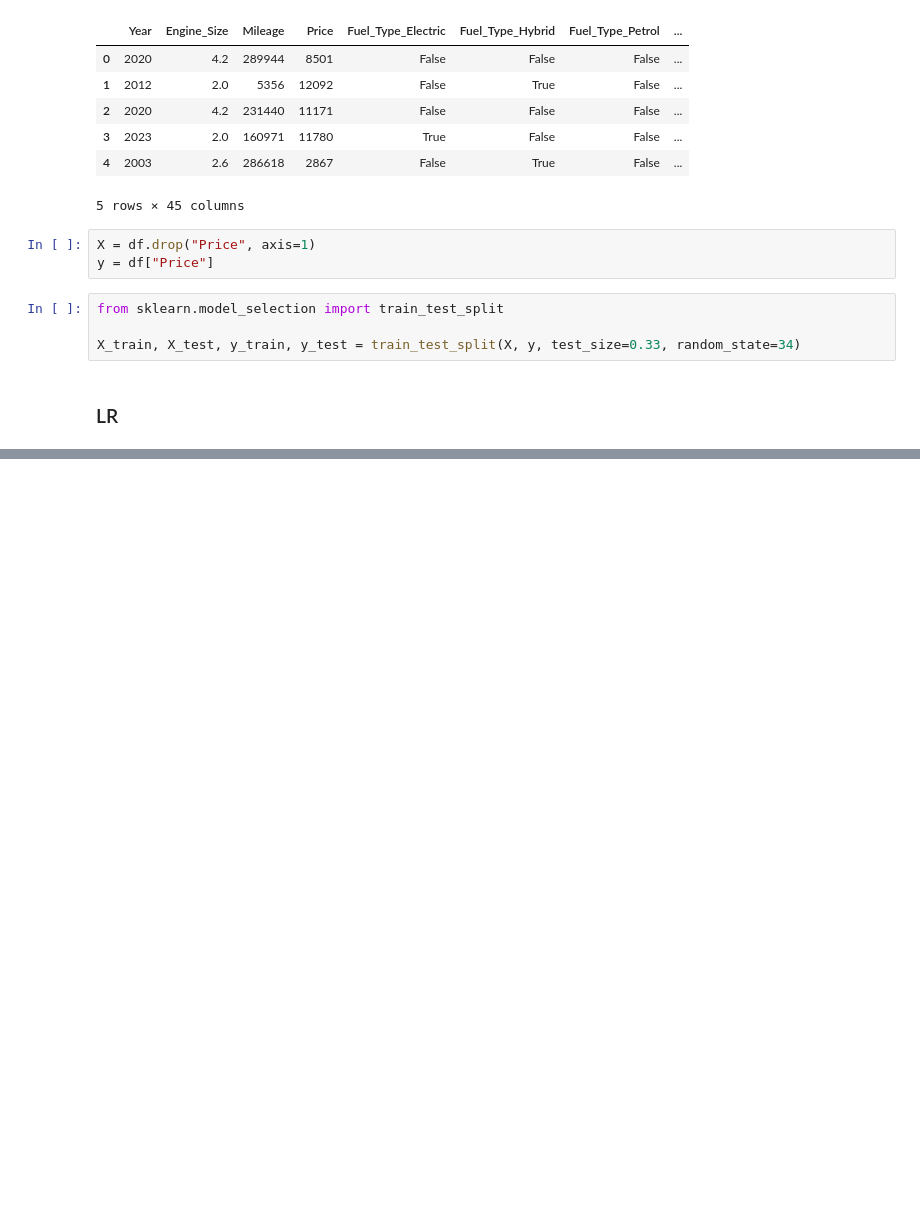
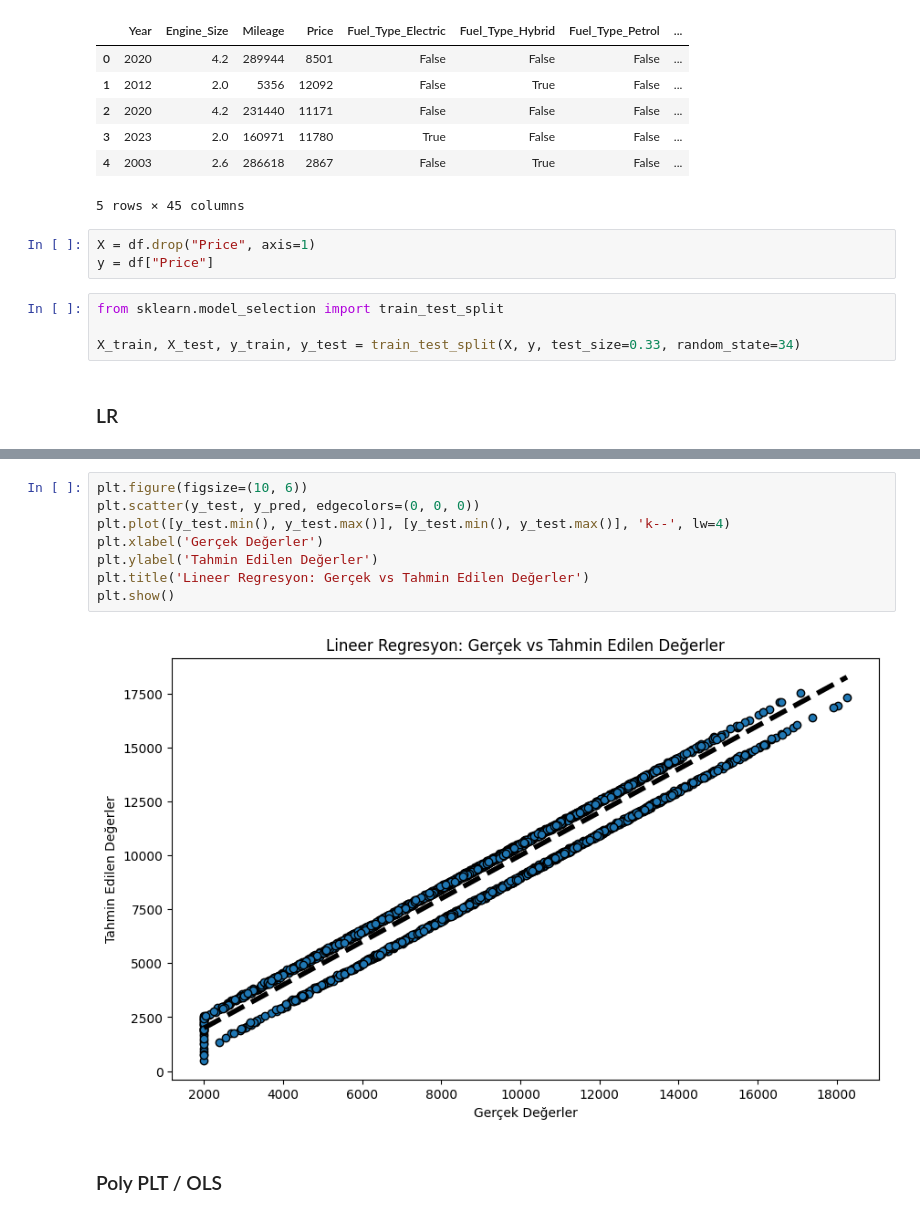
Before and after one commit to muhammetfurkanaltin/car_price_data_analyst, a Jupyter notebook: Car_price.ipynb, the cells around one changed output, grey strips where cells are left out. Cells and saved outputs as stored; diff of their text form; blank space fills up the shorter version.

```diff
--- a/Car_price.ipynb
+++ b/Car_price.ipynb
@@ -134,0 +249,12 @@ Model Score: 0.9459417845721304
+# %%
+plt.figure(figsize=(10, 6))
+plt.scatter(y_test, y_pred, edgecolors=(0, 0, 0))
+plt.plot([y_test.min(), y_test.max()], [y_test.min(), y_test.max()], 'k--', lw=4)
+plt.xlabel('Gerçek Değerler')
+plt.ylabel('Tahmin Edilen Değerler')
+plt.title('Lineer Regresyon: Gerçek vs Tahmin Edilen Değerler')
+plt.show()
+# %% [output]
+[figure, added]
+# %% [markdown]
+### Poly PLT / OLS
```
Also changed, not shown: parts of 23 cells of this notebook.
